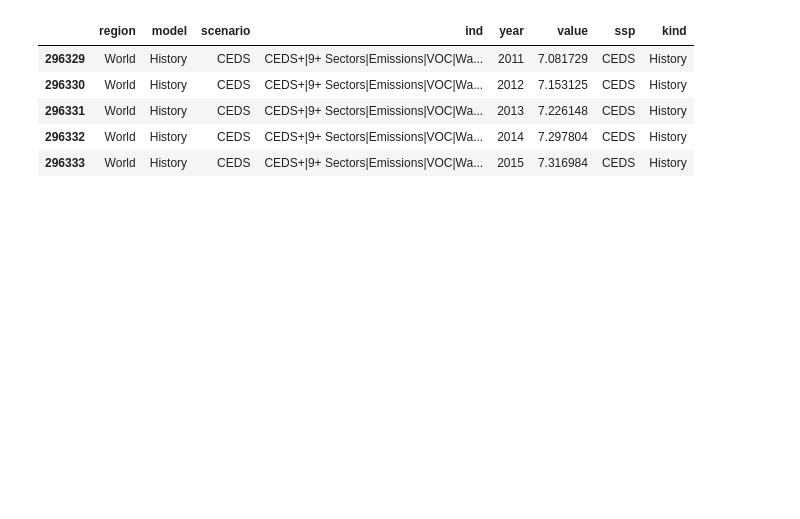
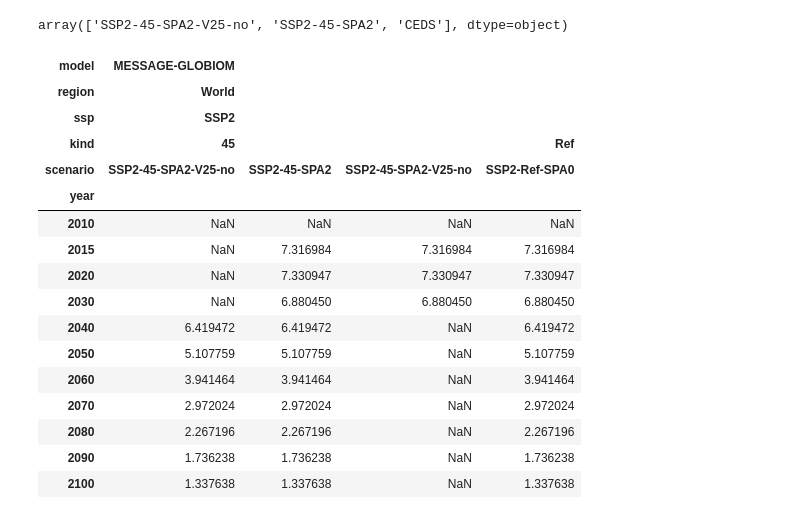
Before and after one commit to gidden/harmonization-methods-paper, a Jupyter notebook: analysis/results.ipynb, the cells around one changed output. Cells and saved outputs as stored; diff of their text form; code cells hidden in the pictures; blank space fills up the shorter version.

```diff
--- a/analysis/results.ipynb
+++ b/analysis/results.ipynb
@@ -37,9 +73,24 @@ x = pd.read_csv('results.csv')
-# %%
-x.tail()
-# %% [output]
-|  | region | model | scenario | ind | year | value | ssp | kind |
-| 296329 | World | History | CEDS | CEDS+|9+ Sectors|Emissions|VOC|Wa... | 2011 | 7.081729 | CEDS | History |
-| 296330 | World | History | CEDS | CEDS+|9+ Sectors|Emissions|VOC|Wa... | 2012 | 7.153125 | CEDS | History |
-| 296331 | World | History | CEDS | CEDS+|9+ Sectors|Emissions|VOC|Wa... | 2013 | 7.226148 | CEDS | History |
-| 296332 | World | History | CEDS | CEDS+|9+ Sectors|Emissions|VOC|Wa... | 2014 | 7.297804 | CEDS | History |
-| 296333 | World | History | CEDS | CEDS+|9+ Sectors|Emissions|VOC|Wa... | 2015 | 7.316984 | CEDS | History |
+# %%
+df.scenario.unique()
+# %% [output]
+array(['SSP2-45-SPA2-V25-no', 'SSP2-45-SPA2', 'CEDS'], dtype=object)
+# %%
+utils.shape(utils.harmdb(utils.model(df[df.region == 'World'])), utils.plt_idx)
+# %% [output]
+| model | MESSAGE-GLOBIOM |  |  |  |
+| region | World |  |  |  |
+| ssp | SSP2 |  |  |  |
+| kind | 45 |  |  | Ref |
+| scenario | SSP2-45-SPA2-V25-no | SSP2-45-SPA2 | SSP2-45-SPA2-V25-no | SSP2-Ref-SPA0 |
+| year |  |  |  |  |
+| 2010 | NaN | NaN | NaN | NaN |
+| 2015 | NaN | 7.316984 | 7.316984 | 7.316984 |
+| 2020 | NaN | 7.330947 | 7.330947 | 7.330947 |
+| 2030 | NaN | 6.880450 | 6.880450 | 6.880450 |
+| 2040 | 6.419472 | 6.419472 | NaN | 6.419472 |
+| 2050 | 5.107759 | 5.107759 | NaN | 5.107759 |
+| 2060 | 3.941464 | 3.941464 | NaN | 3.941464 |
+| 2070 | 2.972024 | 2.972024 | NaN | 2.972024 |
+| 2080 | 2.267196 | 2.267196 | NaN | 2.267196 |
+| 2090 | 1.736238 | 1.736238 | NaN | 1.736238 |
+| 2100 | 1.337638 | 1.337638 | NaN | 1.337638 |
```
Also changed, not shown: parts of 18 cells of this notebook, 3 other files.
